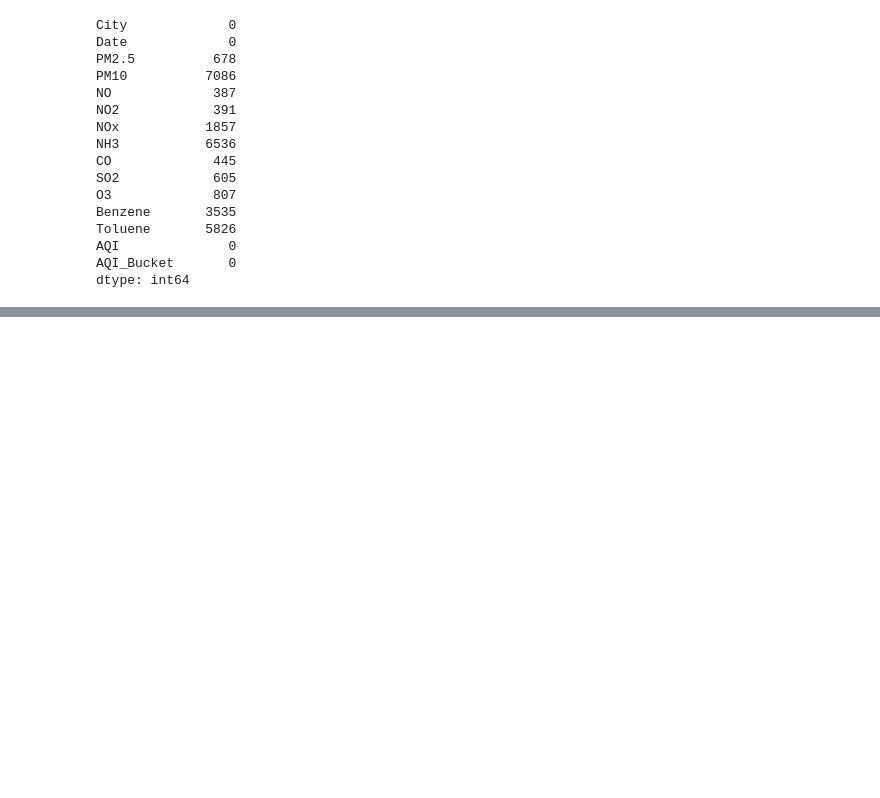
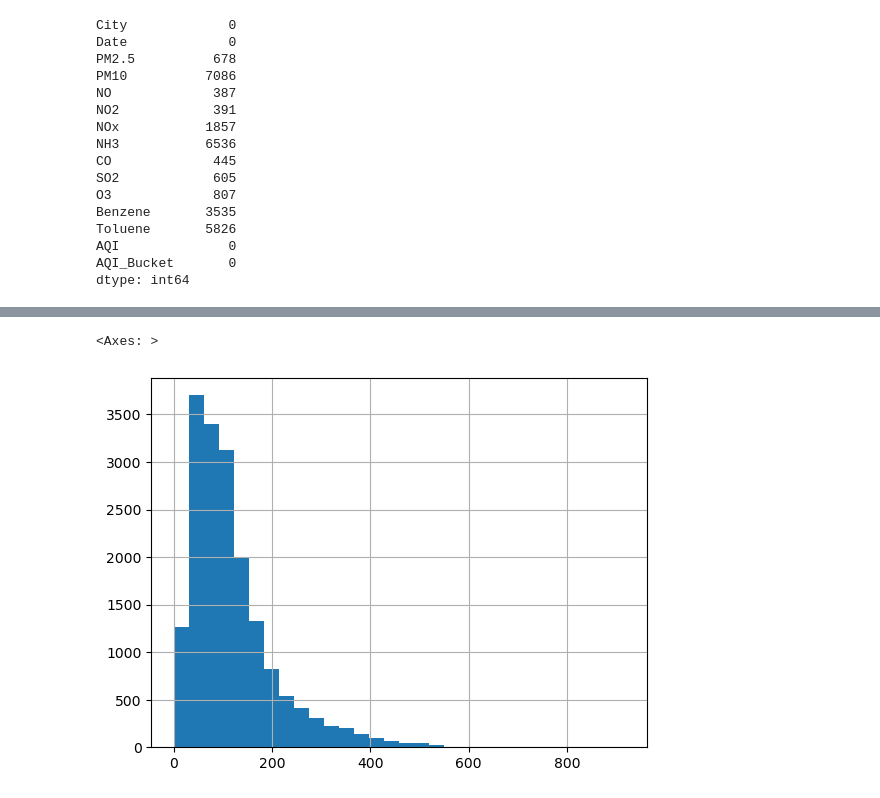
Before and after one commit to shailajadurgam60-ai/AirCare-AI, a Jupyter notebook: notebooks/02_data_cleaning.ipynb, the cells around one changed output, grey strips where cells are left out. Cells and saved outputs as stored; diff of their text form; code cells hidden in the pictures; blank space fills up the shorter version.

```diff
--- a/notebooks/02_data_cleaning.ipynb
+++ b/notebooks/02_data_cleaning.ipynb
@@ -69,0 +75,5 @@ dtype: int64
+# %%
+df_clean["PM10"].hist(bins=30)
+# %% [output]
+<Axes: >
+[figure, added]
```
Also changed, not shown: parts of 19 cells of this notebook, 2 other files.
